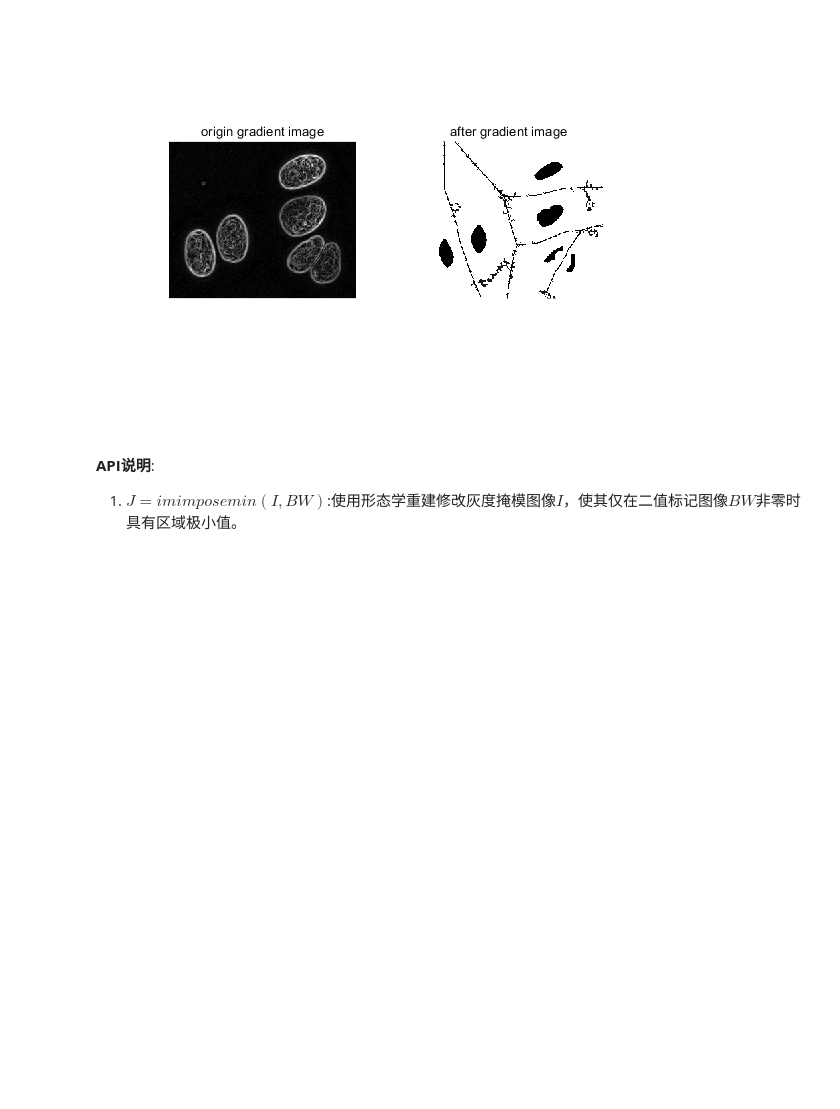
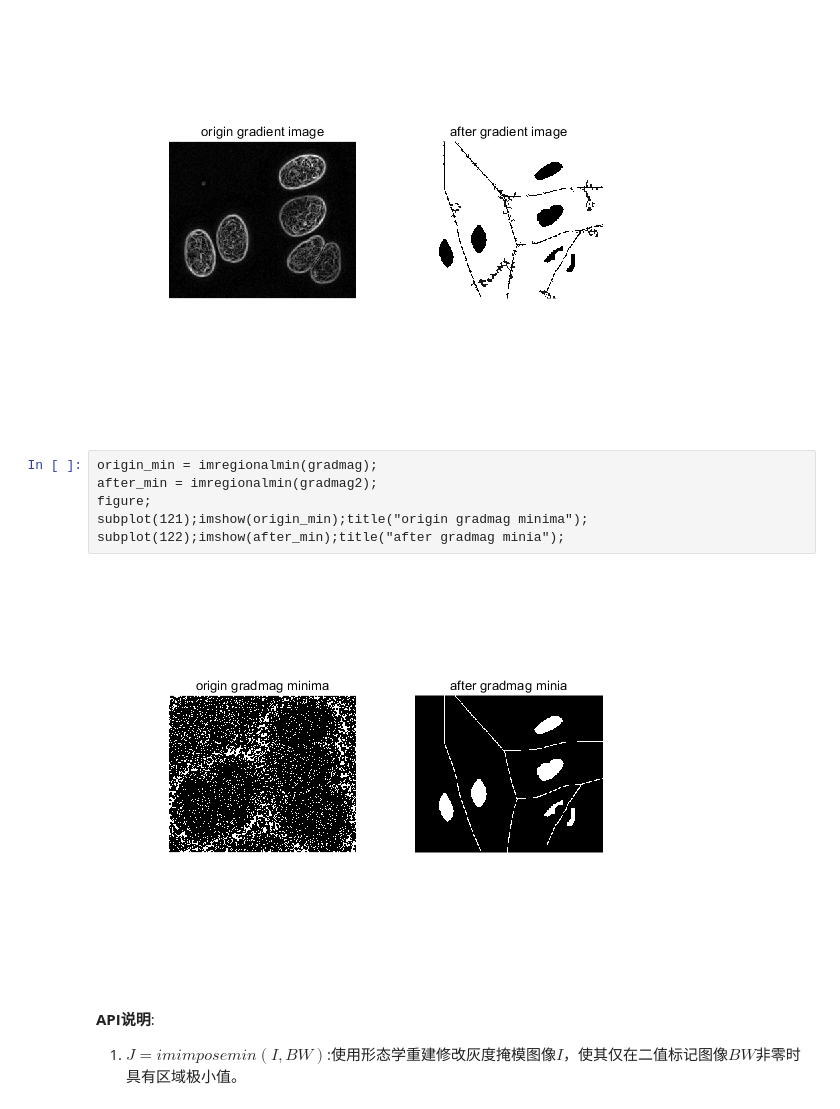
Before and after one commit to GCaptainNemo/image-processing-utils-matlab, a Jupyter notebook: jupyter_notebook/watershed.ipynb, the cells around one changed output. Cells and saved outputs as stored; diff of their text form; blank space fills up the shorter version.

Commit message:
add imregionalmin api

```diff
--- a/jupyter_notebook/watershed.ipynb
+++ b/jupyter_notebook/watershed.ipynb
@@ -120,6 +118,14 @@ subplot(121);imshow(gradmag, []);title("origin gradient image");
 subplot(122);imshow(gradmag2);title("after gradient image");
 # %% [output]
 [figure]
+# %%
+origin_min = imregionalmin(gradmag);
+after_min = imregionalmin(gradmag2);
+figure;
+subplot(121);imshow(origin_min);title("origin gradmag minima");
+subplot(122);imshow(after_min);title("after gradmag minia");
+# %% [output]
+[figure, added]
 # %% [markdown]
 **API说明**:
 1. $J = imimposemin(I,BW)$:使用形态学重建修改灰度掩模图像$I$，使其仅在二值标记图像$BW$非零时具有区域极小值。
```
Also changed, not shown: parts of 2 cells of this notebook.
